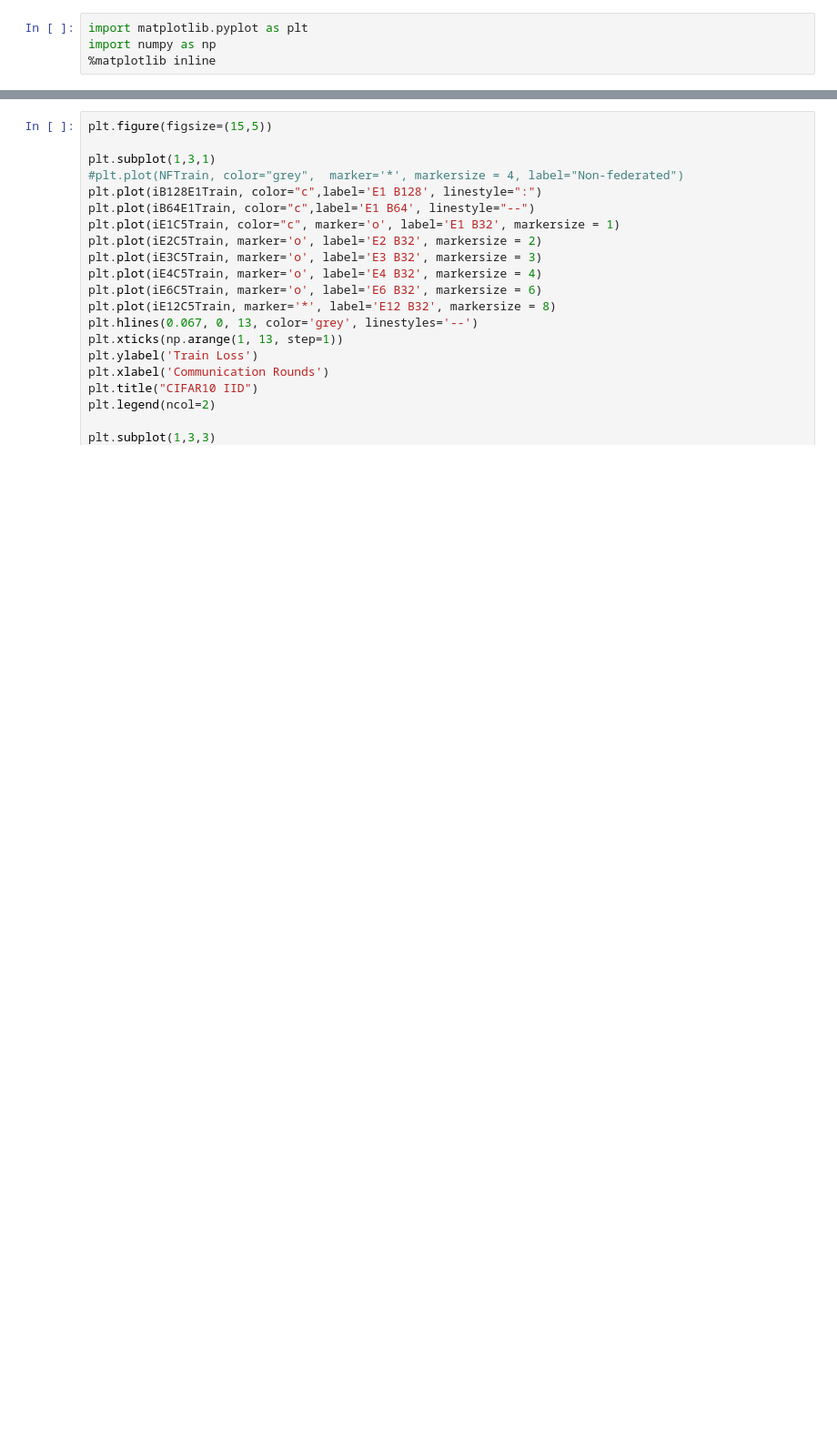
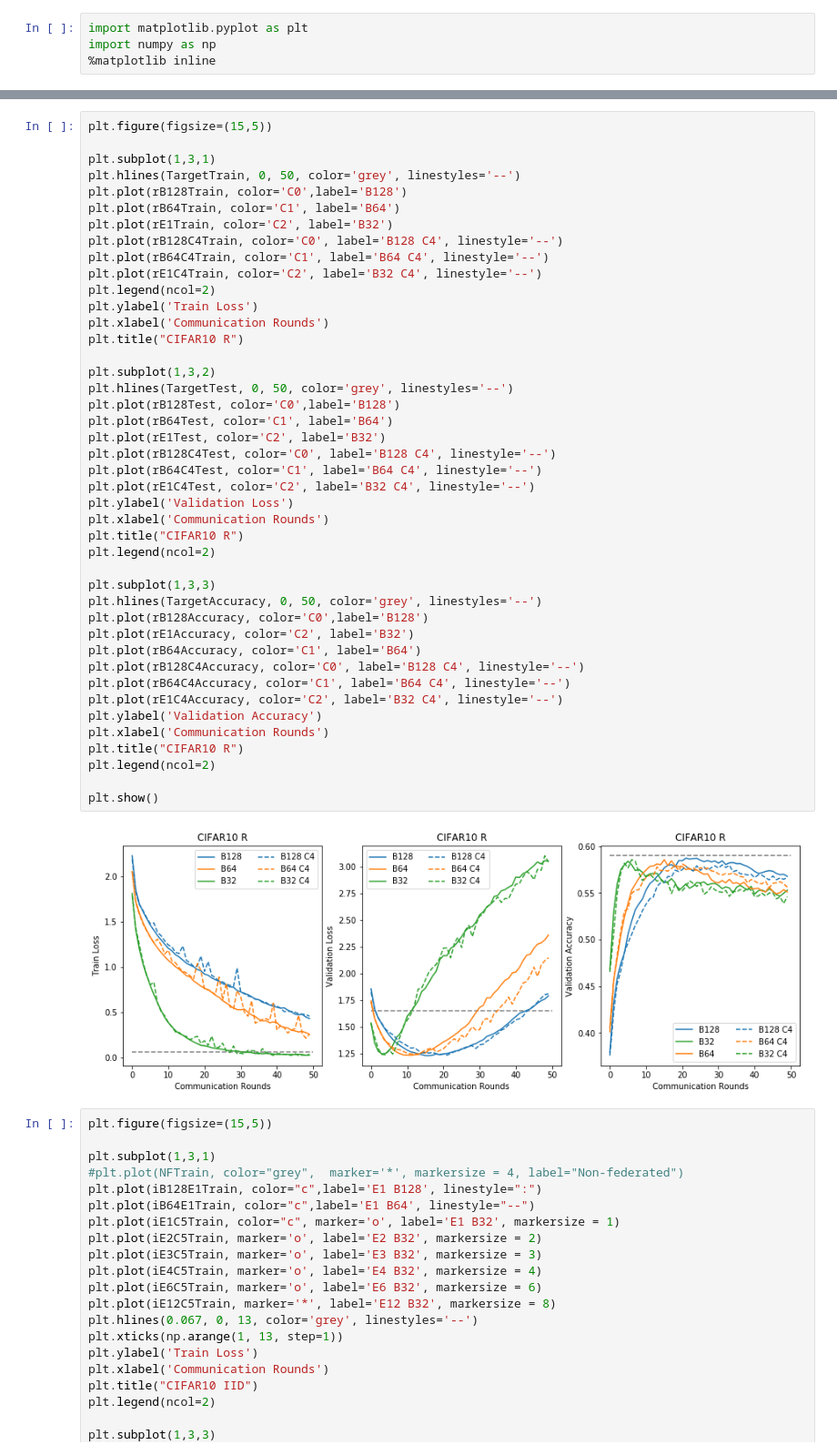
Before and after one commit to abogdanova/FedMed, a Jupyter notebook: Experiments.ipynb, the cells around one changed output, grey strips where cells are left out. Shown at 91% size. Drawn from its saved outputs; the diff is of its cells as text; blank space fills up the shorter version.

```diff
--- a/Experiments.ipynb
+++ b/Experiments.ipynb
@@ -38,3 +112,48 @@ NFAccuracy = [0.6149, 0.6311, 0.6805, 0.6707, 0.6761, 0.6789, 0.6718, 0.6626, 0.
+# %%
+plt.figure(figsize=(15,5))
+
+plt.subplot(1,3,1)
+plt.hlines(TargetTrain, 0, 50, color='grey', linestyles='--')
+plt.plot(rB128Train, color='C0',label='B128')
+plt.plot(rB64Train, color='C1', label='B64')
+plt.plot(rE1Train, color='C2', label='B32')
+plt.plot(rB128C4Train, color='C0', label='B128 C4', linestyle='--')
+plt.plot(rB64C4Train, color='C1', label='B64 C4', linestyle='--')
+plt.plot(rE1C4Train, color='C2', label='B32 C4', linestyle='--')
+plt.legend(ncol=2)
+plt.ylabel('Train Loss')
+plt.xlabel('Communication Rounds')
+plt.title("CIFAR10 R")
+
+plt.subplot(1,3,2)
+plt.hlines(TargetTest, 0, 50, color='grey', linestyles='--')
+plt.plot(rB128Test, color='C0',label='B128')
+plt.plot(rB64Test, color='C1', label='B64')
+plt.plot(rE1Test, color='C2', label='B32')
+plt.plot(rB128C4Test, color='C0', label='B128 C4', linestyle='--')
+plt.plot(rB64C4Test, color='C1', label='B64 C4', linestyle='--')
+plt.plot(rE1C4Test, color='C2', label='B32 C4', linestyle='--')
+plt.ylabel('Validation Loss')
+plt.xlabel('Communication Rounds')
+plt.title("CIFAR10 R")
+plt.legend(ncol=2)
+
+plt.subplot(1,3,3)
+plt.hlines(TargetAccuracy, 0, 50, color='grey', linestyles='--')
+plt.plot(rB128Accuracy, color='C0',label='B128')
+plt.plot(rE1Accuracy, color='C2', label='B32')
+plt.plot(rB64Accuracy, color='C1', label='B64')
+plt.plot(rB128C4Accuracy, color='C0', label='B128 C4', linestyle='--')
+plt.plot(rB64C4Accuracy, color='C1', label='B64 C4', linestyle='--')
+plt.plot(rE1C4Accuracy, color='C2', label='B32 C4', linestyle='--')
+plt.ylabel('Validation Accuracy')
+plt.xlabel('Communication Rounds')
+plt.title("CIFAR10 R")
+plt.legend(ncol=2)
+
+plt.show()
+# %% [output]
+[figure, added]
 # %%
 plt.figure(figsize=(15,5))
 
```
Also changed, not shown: parts of 9 cells of this notebook, 6 other files.
